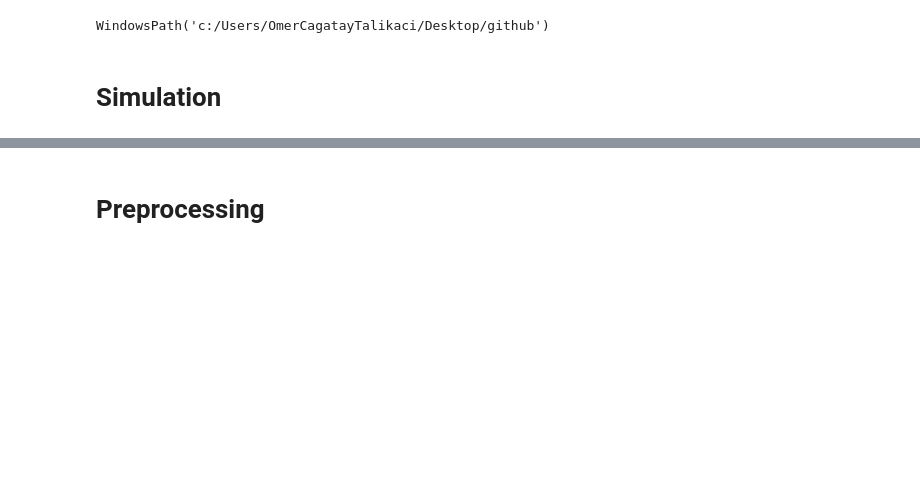
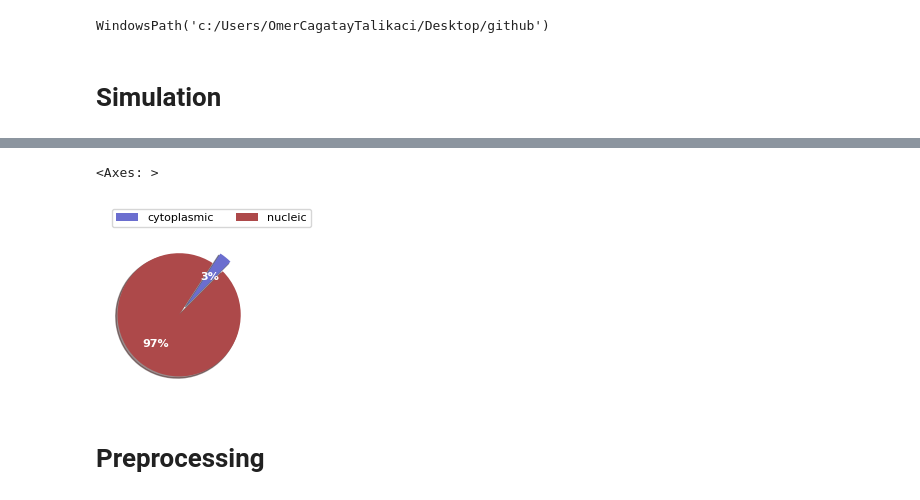
Before and after one commit to sergiomarco25/STVelo, a Jupyter notebook: notebooks/analysis/nuc_cyto_vs_spl_uns/00_simulate_data_w_velocity.ipynb, the cells around one changed output, grey strips where cells are left out. Saved outputs shown, nothing was run; the diff lists cells and outputs as text; code cells hidden in the pictures; blank space fills up the shorter version.

```diff
--- a/notebooks/analysis/nuc_cyto_vs_spl_uns/00_simulate_data_w_velocity.ipynb
+++ b/notebooks/analysis/nuc_cyto_vs_spl_uns/00_simulate_data_w_velocity.ipynb
@@ -99,3 +135,8 @@ adata_dict = simulator.simulation()
+# %%
+proportions_nuc_cyto(adata_dict['adata_n_c_800obs_300genes'])
+# %% [output]
+<Axes: >
+[figure, added]
 # %% [markdown]
 # Preprocessing
 # %%
```
Also changed, not shown: parts of 10 cells of this notebook.
